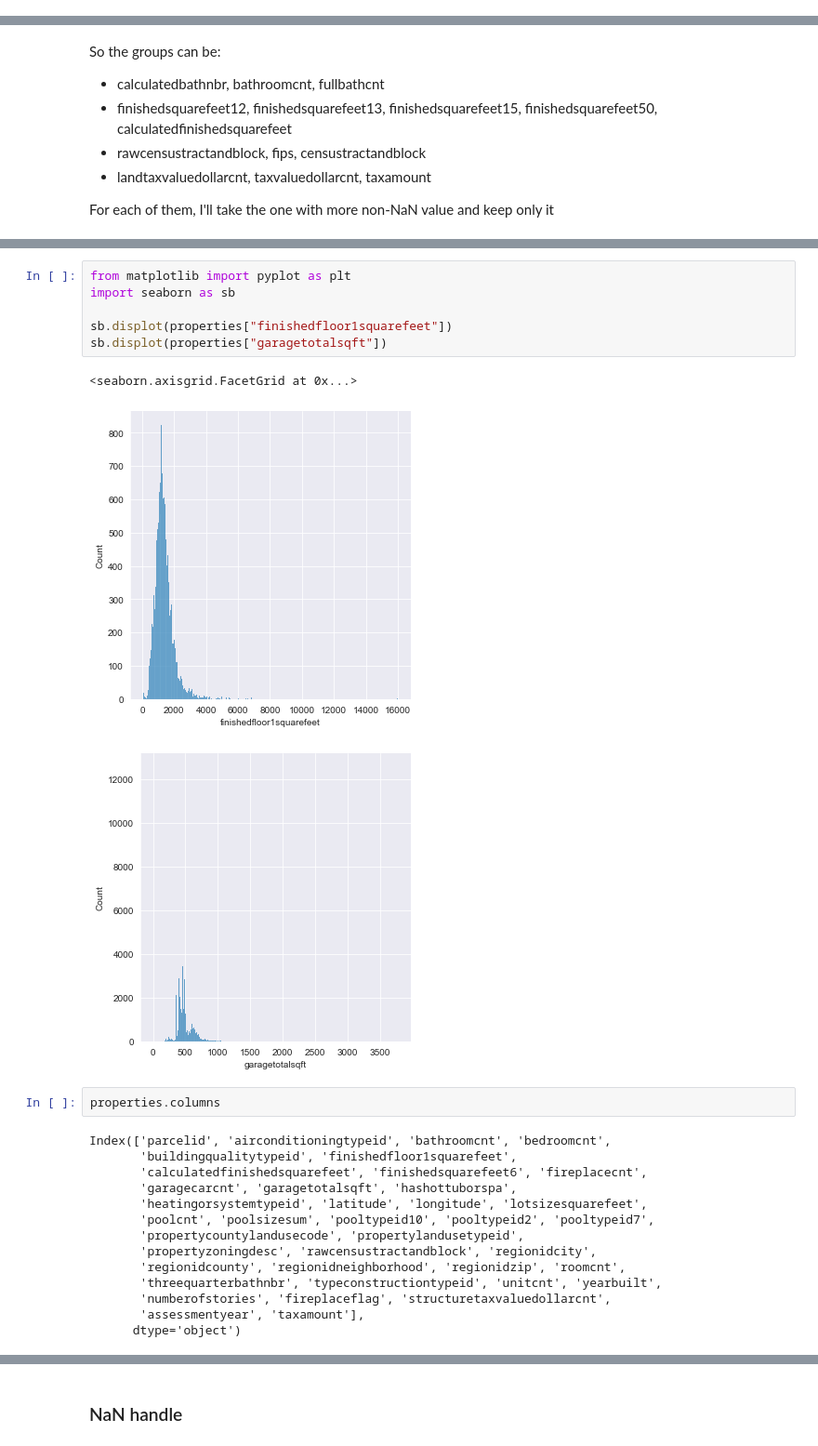
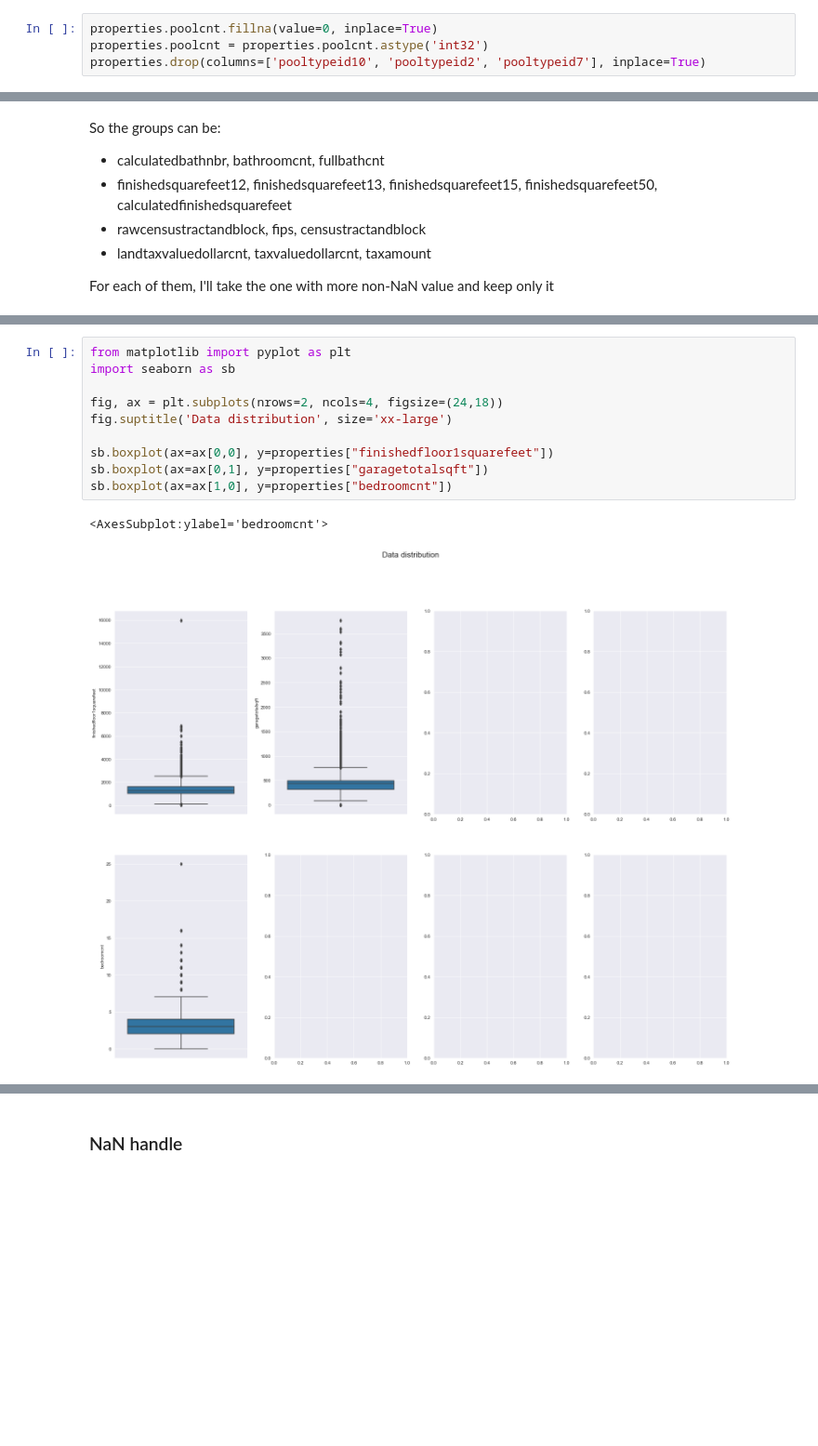
Before and after one commit to mabiondo/DWMProject, a Jupyter notebook: notebooks/DWMProject_ExplorativeDataAnalysis.ipynb, the cells around one changed output, grey strips where cells are left out. Shown at 93% size. Saved outputs shown, nothing was run; the diff lists cells and outputs as text; blank space fills up the shorter version.

```diff
--- a/notebooks/DWMProject_ExplorativeDataAnalysis.ipynb
+++ b/notebooks/DWMProject_ExplorativeDataAnalysis.ipynb
@@ -257,3 +305,7 @@ I'll handle them later.
+# %%
+properties.poolcnt.fillna(value=0, inplace=True)
+properties.poolcnt = properties.poolcnt.astype('int32')
+properties.drop(columns=['pooltypeid10', 'pooltypeid2', 'pooltypeid7'], inplace=True)
 # %% [markdown]
 We note also from the heatmap that some columns seems to be highly correlated: I'll set a threshold and I'll leave on the dataset only one column between each correlated group, and I choose to keep the column with less NaN.
 This is a process that can't be automated too much because someone (myself) need to understand the groups of correlated variables (based on columns names)
@@ -324,27 +376,14 @@ properties shape: (199879, 39)
 Let's visualize the distribution of each column, in order to understand how data is distributed and if there are outliers through a boxplot
-# %%
-from matplotlib import pyplot as plt
-import seaborn as sb
-
-sb.displot(properties["finishedfloor1squarefeet"])
-sb.displot(properties["garagetotalsqft"])
-# %% [output]
-<seaborn.axisgrid.FacetGrid at 0x...>
-[figure, removed]
-[figure, removed]
-# %%
-properties.columns
-# %% [output]
-Index(['parcelid', 'airconditioningtypeid', 'bathroomcnt', 'bedroomcnt',
-       'buildingqualitytypeid', 'finishedfloor1squarefeet',
-       'calculatedfinishedsquarefeet', 'finishedsquarefeet6', 'fireplacecnt',
-       'garagecarcnt', 'garagetotalsqft', 'hashottuborspa',
-       'heatingorsystemtypeid', 'latitude', 'longitude', 'lotsizesquarefeet',
-       'poolcnt', 'poolsizesum', 'pooltypeid10', 'pooltypeid2', 'pooltypeid7',
-       'propertycountylandusecode', 'propertylandusetypeid',
-       'propertyzoningdesc', 'rawcensustractandblock', 'regionidcity',
-       'regionidcounty', 'regionidneighborhood', 'regionidzip', 'roomcnt',
-       'threequarterbathnbr', 'typeconstructiontypeid', 'unitcnt', 'yearbuilt',
-       'numberofstories', 'fireplaceflag', 'structuretaxvaluedollarcnt',
-       'assessmentyear', 'taxamount'],
-      dtype='object')
+# %%
+from matplotlib import pyplot as plt
+import seaborn as sb
+
+fig, ax = plt.subplots(nrows=2, ncols=4, figsize=(24,18))
+fig.suptitle('Data distribution', size='xx-large')
+
+sb.boxplot(ax=ax[0,0], y=properties["finishedfloor1squarefeet"])
+sb.boxplot(ax=ax[0,1], y=properties["garagetotalsqft"])
+sb.boxplot(ax=ax[1,0], y=properties["bedroomcnt"])
+# %% [output]
+<AxesSubplot:ylabel='bedroomcnt'>
+[figure, added]
```
Also changed, not shown: parts of 35 cells of this notebook.
